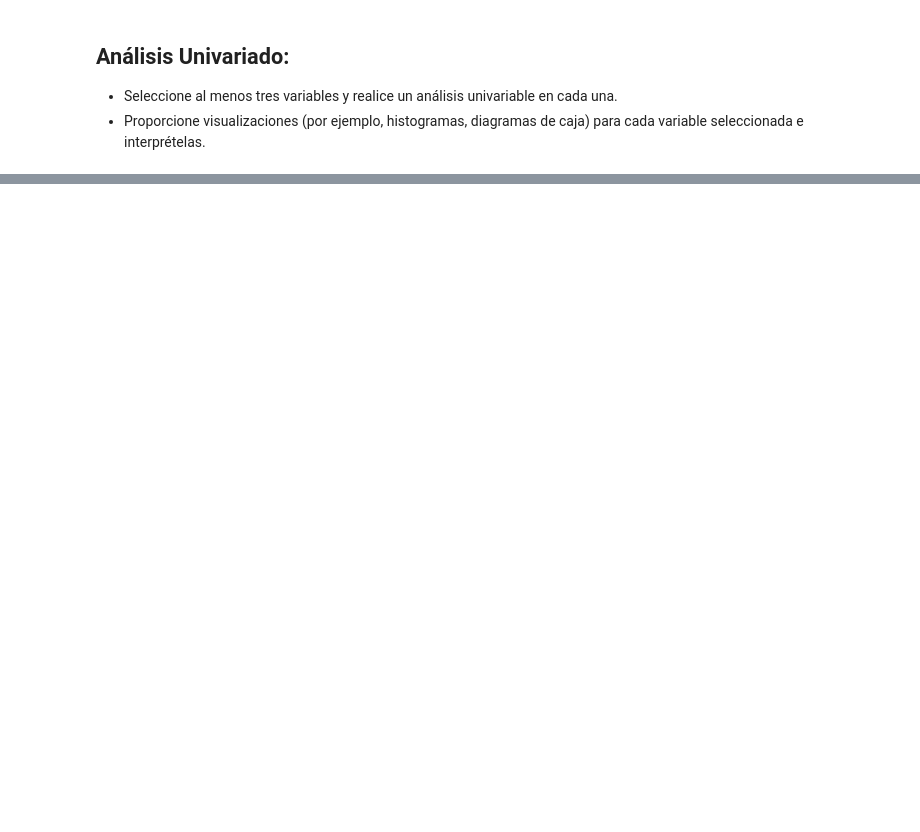
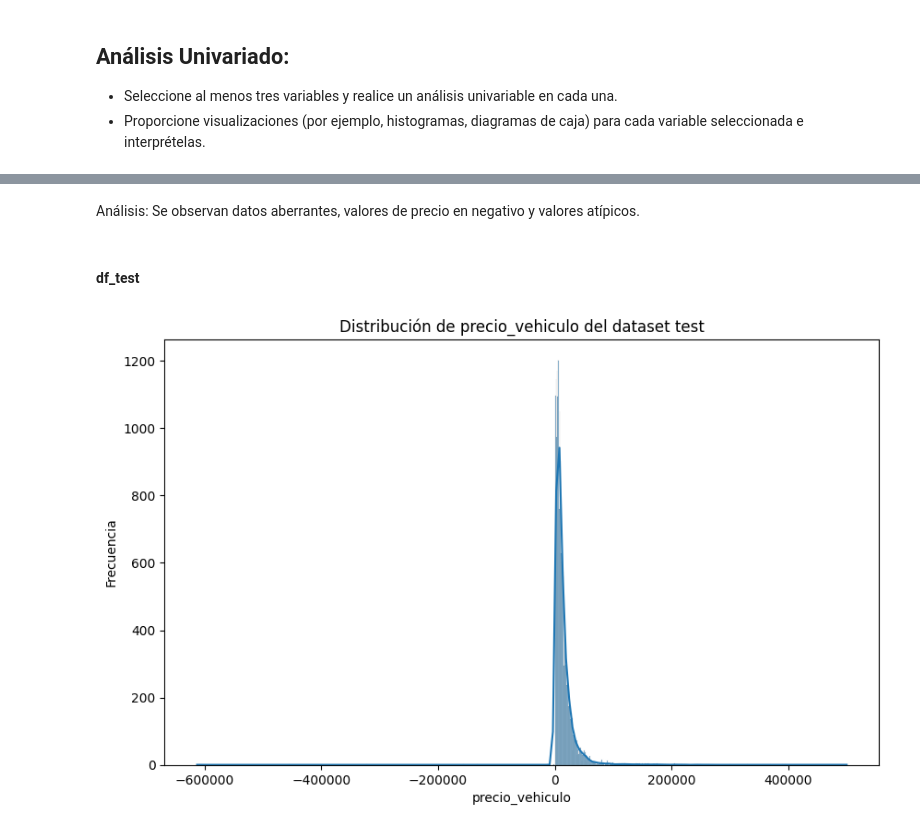
Before and after one commit to WSmithDR/machine-learning-project, a Jupyter notebook: 1. Analisis univariado.ipynb, the cells around one changed output, grey strips where cells are left out. Saved outputs shown, nothing was run; the diff lists cells and outputs as text; code cells hidden in the pictures; blank space fills up the shorter version.

```diff
--- a/1. Analisis univariado.ipynb
+++ b/1. Analisis univariado.ipynb
@@ -88,0 +37,13 @@ dtype: float64
+# %% [markdown]
+Análisis: Se observan datos aberrantes, valores de precio en negativo y valores atípicos.
+# %% [markdown]
+#### df_test
+# %%
+plt.figure(figsize=(10, 6))
+sns.histplot(df_test[variable_analisis], kde=True)
+plt.title(f'Distribución de {variable_analisis} del dataset test')
+plt.xlabel(f'{variable_analisis}')
+plt.ylabel('Frecuencia')
+plt.show()
+# %% [output]
+[figure, added]
```
Also changed, not shown: parts of 33 cells of this notebook.
